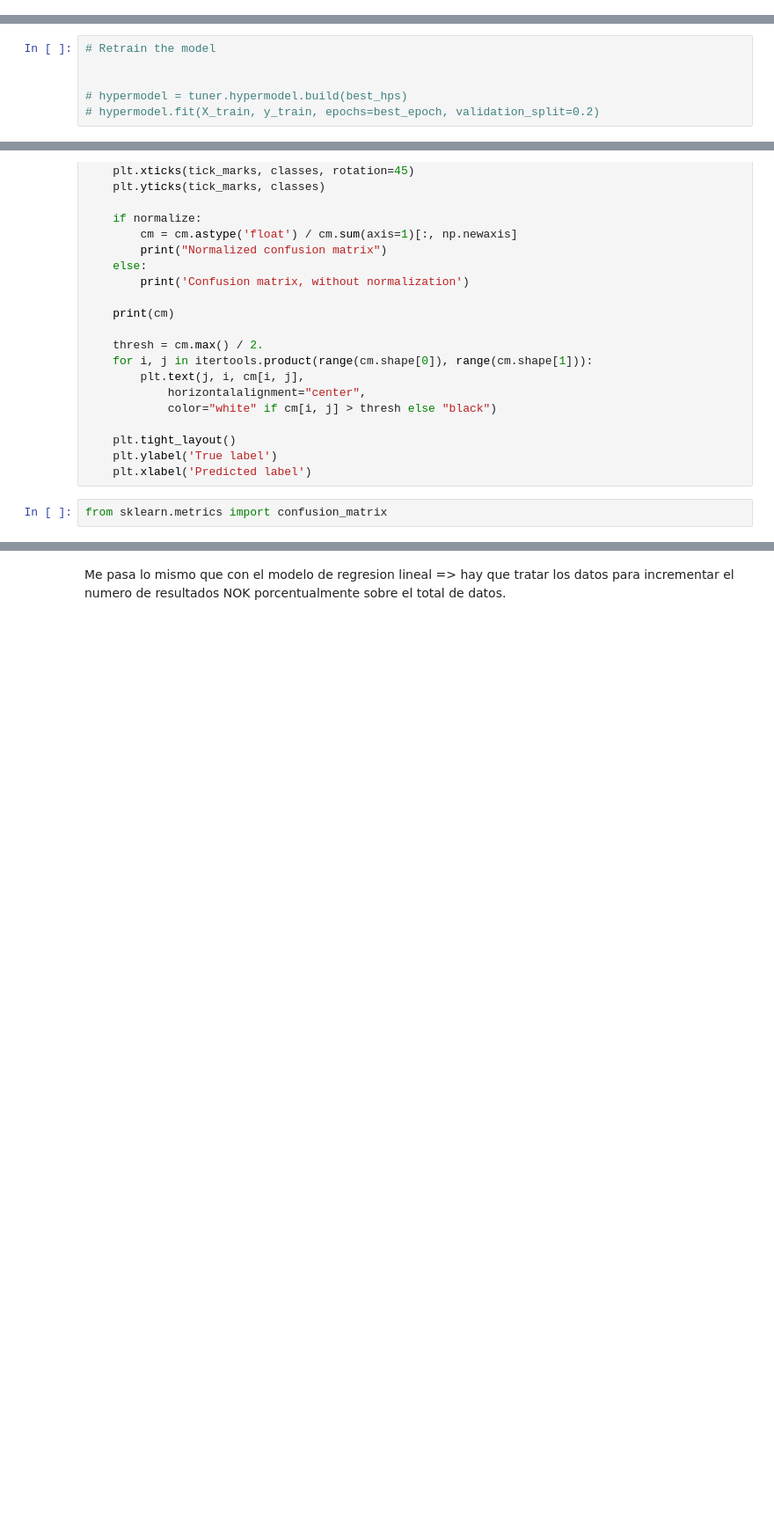
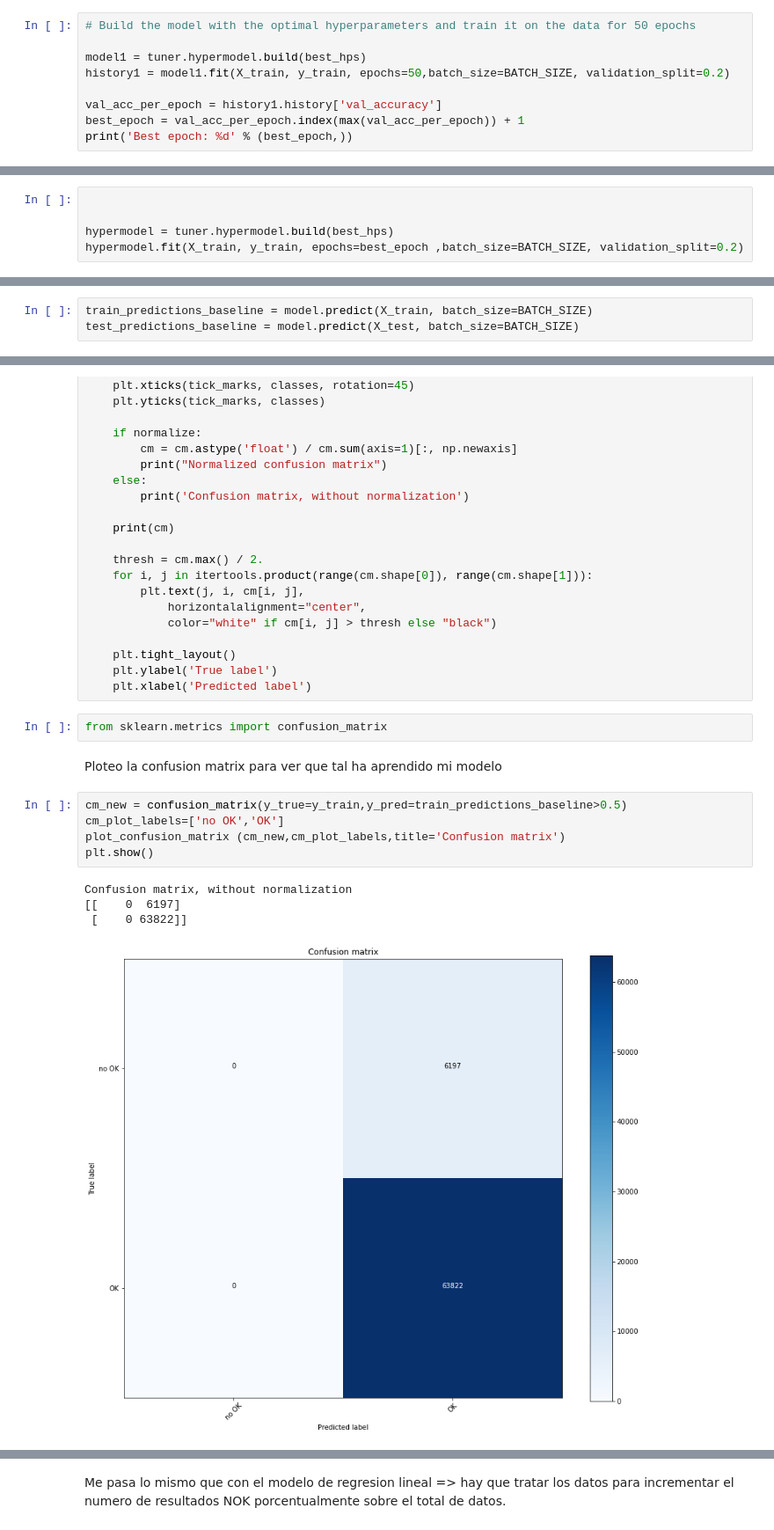
Before and after one commit to guillermodean/TTM_pamplona_NN, a Jupyter notebook: TTM-CNN.ipynb, the cells around one changed output, grey strips where cells are left out. Shown at 88% size. Saved outputs shown, nothing was run; the diff lists cells and outputs as text; blank space fills up the shorter version.

```diff
--- a/TTM-CNN.ipynb
+++ b/TTM-CNN.ipynb
@@ -655,2 +666,11 @@ KeyboardInterrupt:
 # %% [markdown]
 Esto me va a decir cual es el best epoch, reentreno el modelo definiendo el best epoch.
+# %%
+# Build the model with the optimal hyperparameters and train it on the data for 50 epochs
+
+model1 = tuner.hypermodel.build(best_hps)
+history1 = model1.fit(X_train, y_train, epochs=50,batch_size=BATCH_SIZE, validation_split=0.2)
+
+val_acc_per_epoch = history1.history['val_accuracy']
+best_epoch = val_acc_per_epoch.index(max(val_acc_per_epoch)) + 1
+print('Best epoch: %d' % (best_epoch,))
@@ -657,6 +718,5 @@ Esto me va a decir cual es el best epoch, reentreno el modelo definiendo el best
 # %%
-# Retrain the model
 
 
-# hypermodel = tuner.hypermodel.build(best_hps)
-# hypermodel.fit(X_train, y_train, epochs=best_epoch, validation_split=0.2)
+hypermodel = tuner.hypermodel.build(best_hps)
+hypermodel.fit(X_train, y_train, epochs=best_epoch ,batch_size=BATCH_SIZE, validation_split=0.2)
@@ -666,0 +732,3 @@ Calculate predictions
+# %%
+train_predictions_baseline = model.predict(X_train, batch_size=BATCH_SIZE)
+test_predictions_baseline = model.predict(X_test, batch_size=BATCH_SIZE)
@@ -712,3 +790,15 @@ def plot_confusion_matrix(cm, classes,
     plt.xlabel('Predicted label')
 # %%
 from sklearn.metrics import confusion_matrix
+# %% [markdown]
+Ploteo la confusion matrix para ver que tal ha aprendido mi modelo
+# %%
+cm_new = confusion_matrix(y_true=y_train,y_pred=train_predictions_baseline>0.5)
+cm_plot_labels=['no OK','OK']
+plot_confusion_matrix (cm_new,cm_plot_labels,title='Confusion matrix')
+plt.show()
+# %% [output]
+Confusion matrix, without normalization
+[[    0  6197]
+ [    0 63822]]
+[figure, added]
```
Also changed, not shown: parts of 27 cells of this notebook, 1 other file.
